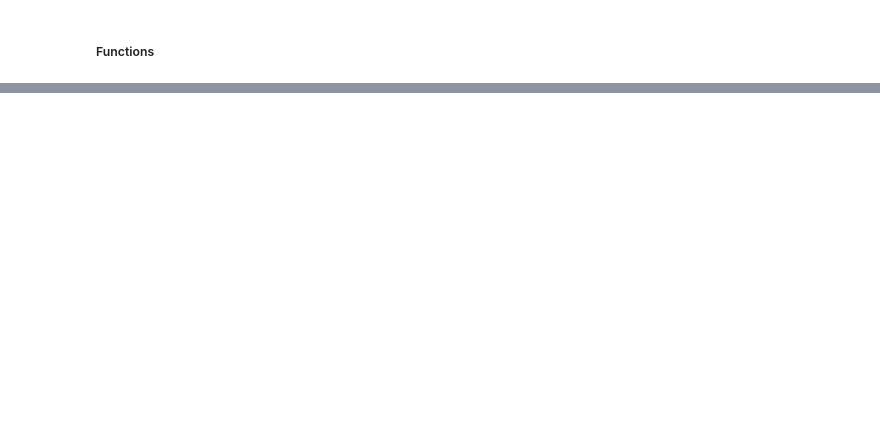
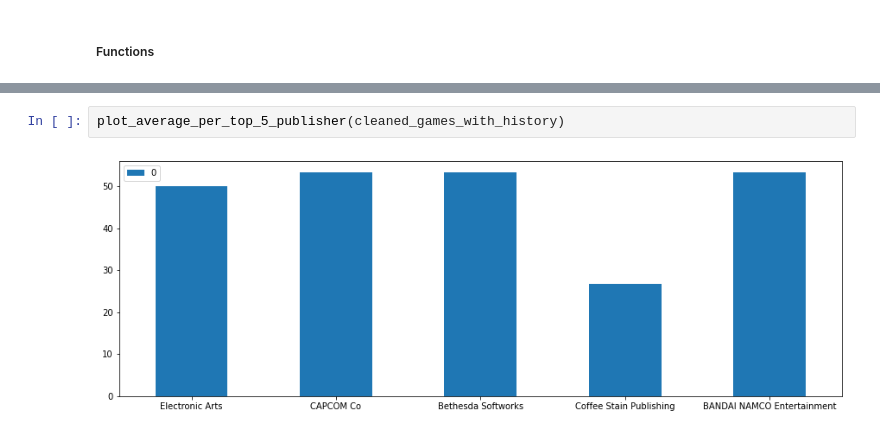
Before and after one commit to elad12390/DataScienceFinalProject, a Jupyter notebook: project.ipynb, the cells around one changed output, grey strips where cells are left out. Drawn from its saved outputs; the diff is of its cells as text; blank space fills up the shorter version.

```diff
--- a/project.ipynb
+++ b/project.ipynb
@@ -502,0 +560,4 @@ plot_shop(cleaned_games_with_history)
+# %%
+plot_average_per_top_5_publisher(cleaned_games_with_history)
+# %% [output]
+[figure, added]
```
Also changed, not shown: parts of 11 cells of this notebook, 4 other files.
